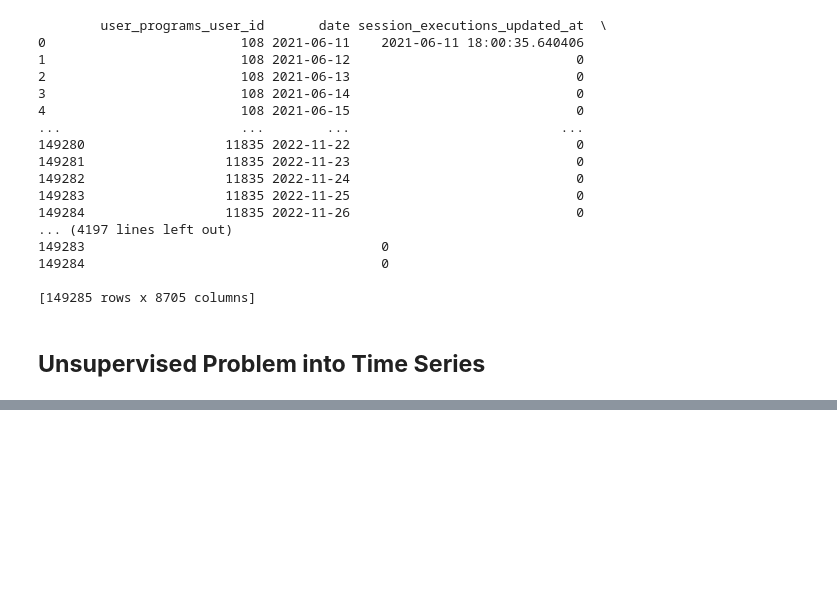
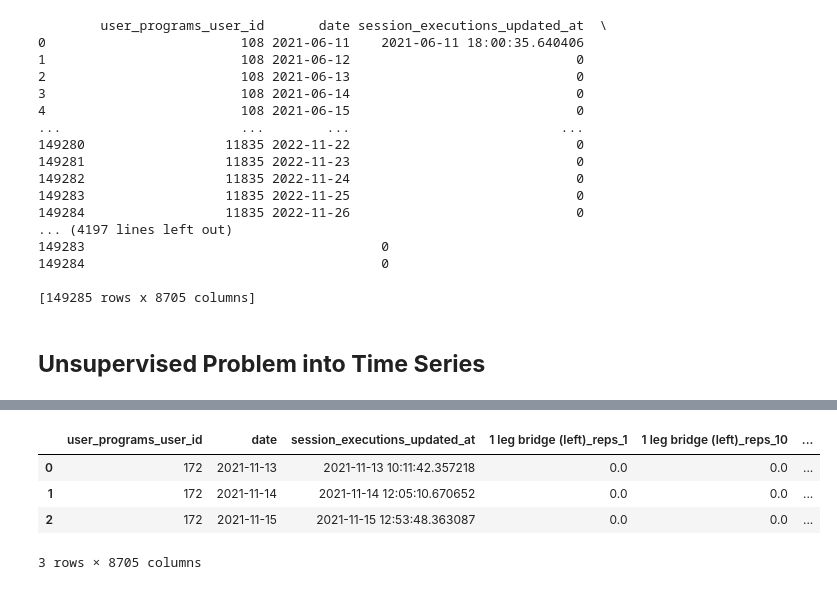
Before and after one commit to evidadeusto/mhunters, a Jupyter notebook: analysis_oscar_preprocessing/AI_models.ipynb, the cells around one changed output, grey strips where cells are left out. Drawn from its saved outputs; the diff is of its cells as text; code cells hidden in the pictures; blank space fills up the shorter version.

```diff
--- a/analysis_oscar_preprocessing/AI_models.ipynb
+++ b/analysis_oscar_preprocessing/AI_models.ipynb
@@ -395,3 +393,16 @@ print(df_filtered_30days.shape)
+# %%
+# Convert 'date' to datetime
+completed_data_30days['date'] = pd.to_datetime(completed_data_30days['date'])
+
+# Calculate the first and last training day for each user
+user_training_period = completed_data_30days.groupby('user_programs_user_id')['date'].agg(['min', 'max']).reset_index()
+user_training_period.columns = ['user_programs_user_id', 'first_training_date', 'last_training_date']
+
+# Calculate the difference in days between the first and last training session
+user_training_period['training_period_days'] = (user_training_period['last_training_date'] - user_training_period['first_training_date']).dt.days
+
+# Merge the training period back to the original DataFrame
+completed_data_30days = completed_data_30days.merge(user_training_period[['user_programs_user_id', 'training_period_days']], on='user_programs_user_id')
 # %%
 def create_time_series_features_multistep(df, user_col, date_col, feature_cols, target_col, window_size=7, n_steps=3):
     """
@@ -456,0 +583,8 @@ print(ts_df_multistep.head())
+# %%
+completed_data_30days.head(3)
+# %% [output]
+|  | user_programs_user_id | date | session_executions_updated_at | 1 leg bridge (left)_reps_1 | 1 leg bridge (left)_reps_10 | ... |
+| 0 | 172 | 2021-11-13 | 2021-11-13 10:11:42.357218 | 0.0 | 0.0 | ... |
+| 1 | 172 | 2021-11-14 | 2021-11-14 12:05:10.670652 | 0.0 | 0.0 | ... |
+| 2 | 172 | 2021-11-15 | 2021-11-15 12:53:48.363087 | 0.0 | 0.0 | ... |
+3 rows × 8705 columns
```
Also changed, not shown: parts of 8 cells of this notebook.
